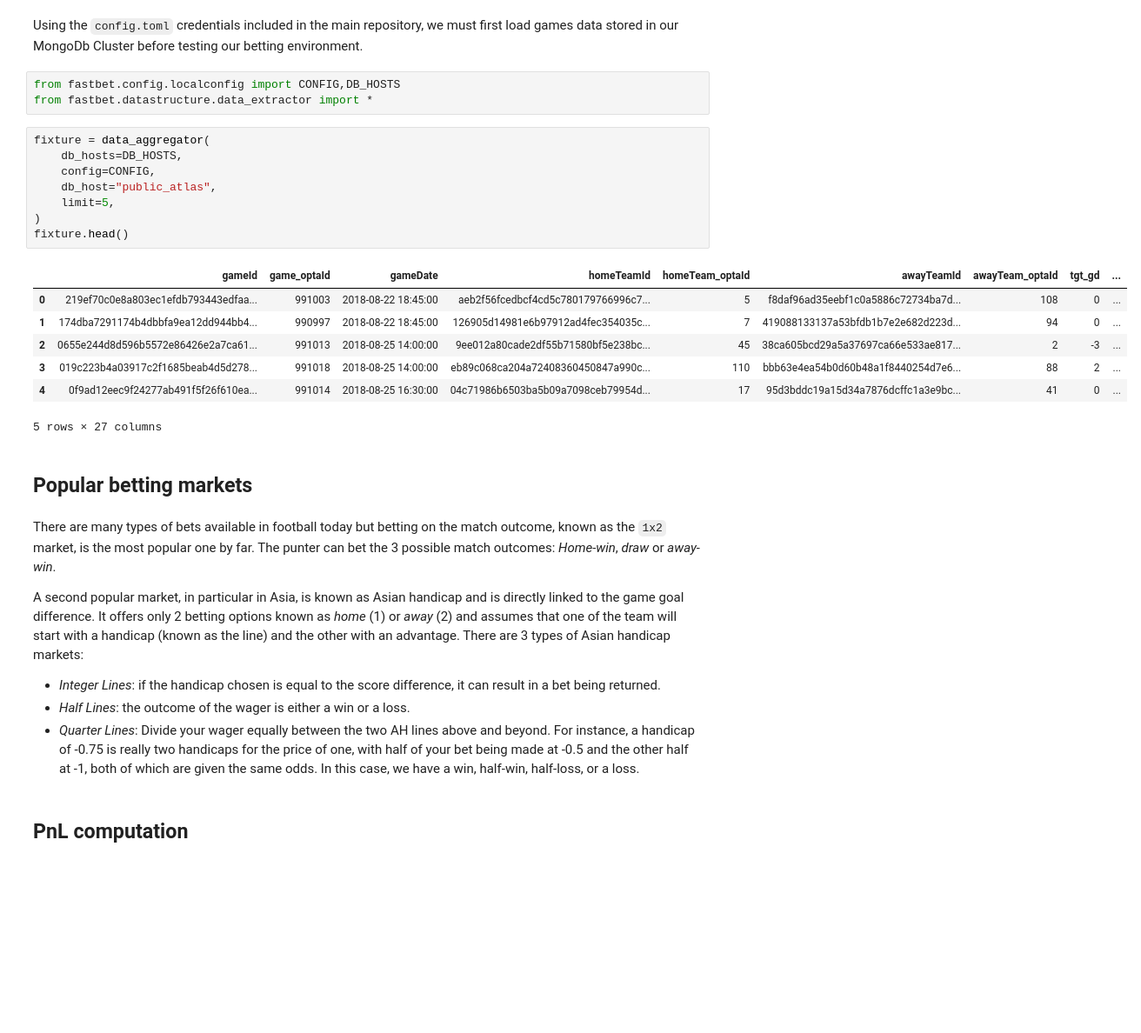
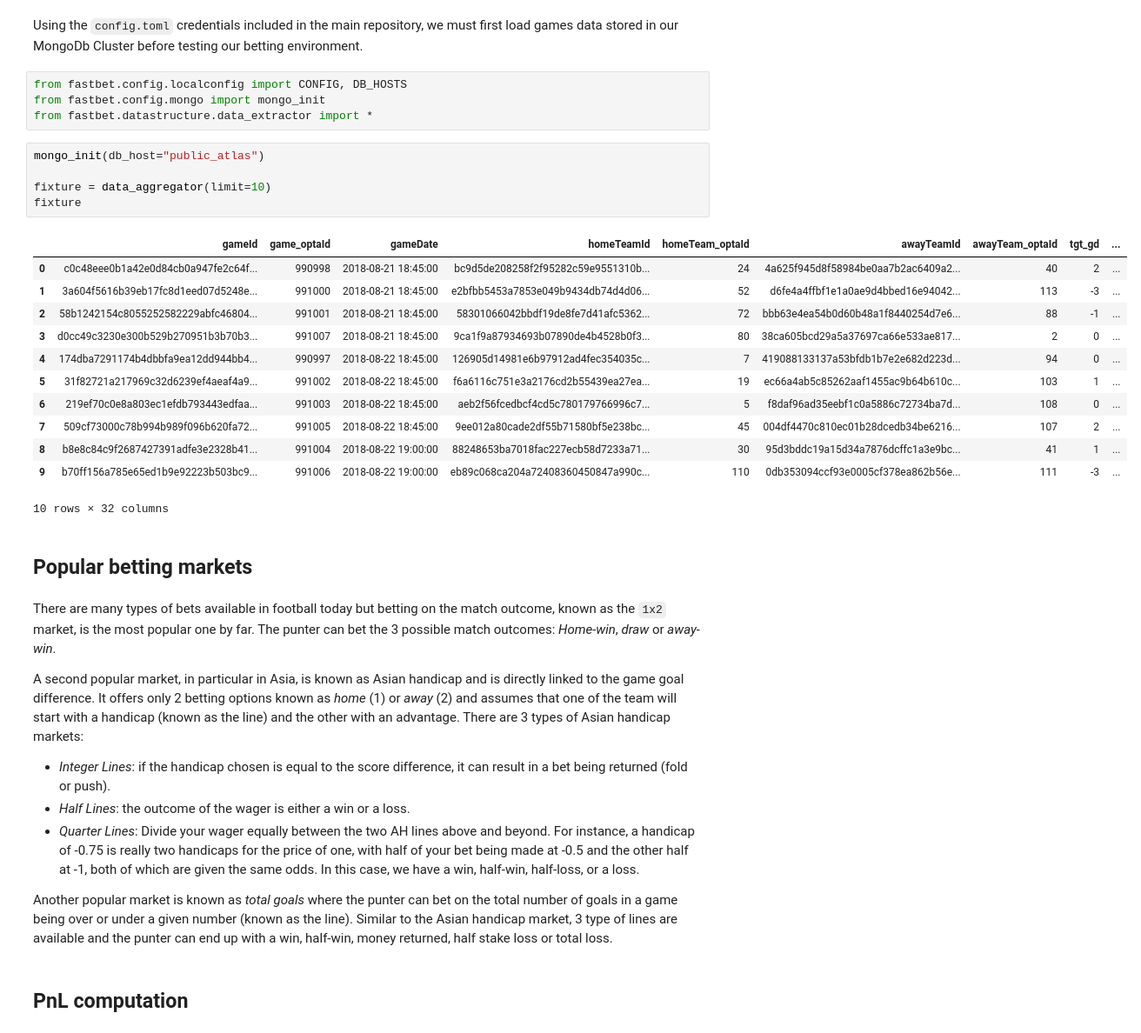
Before and after one commit to real-analytics-rd/fastbet, a Jupyter notebook: nbs/Utils/01_pnl_calculator.ipynb, the cells around one changed output. Shown at 87% size. Drawn from its saved outputs; the diff is of its cells as text; blank space fills up the shorter version.

Commit message:
adding Total market

```diff
--- a/nbs/Utils/01_pnl_calculator.ipynb
+++ b/nbs/Utils/01_pnl_calculator.ipynb
@@ -19,24 +19,27 @@ import pandas as pd
 # %% [markdown]
 Using the `config.toml` credentials included in the main repository, we must first load games data stored in our MongoDb Cluster before testing our betting environment.
 # %%
-from fastbet.config.localconfig import CONFIG,DB_HOSTS
+from fastbet.config.localconfig import CONFIG, DB_HOSTS
+from fastbet.config.mongo import mongo_init
 from fastbet.datastructure.data_extractor import *
 # %%
-fixture = data_aggregator(
-    db_hosts=DB_HOSTS,
-    config=CONFIG,
-    db_host="public_atlas",
-    limit=5,
-)
-fixture.head()
+mongo_init(db_host="public_atlas")
+
+fixture = data_aggregator(limit=10)
+fixture
 # %% [output]
 |  | gameId | game_optaId | gameDate | homeTeamId | homeTeam_optaId | awayTeamId | awayTeam_optaId | tgt_gd | ... |
-| 0 | 219ef70c0e8a803ec1efdb793443edfaa... | 991003 | 2018-08-22 18:45:00 | aeb2f56fcedbcf4cd5c780179766996c7... | 5 | f8daf96ad35eebf1c0a5886c72734ba7d... | 108 | 0 | ... |
-| 1 | 174dba7291174b4dbbfa9ea12dd944bb4... | 990997 | 2018-08-22 18:45:00 | 126905d14981e6b97912ad4fec354035c... | 7 | 419088133137a53bfdb1b7e2e682d223d... | 94 | 0 | ... |
-| 2 | 0655e244d8d596b5572e86426e2a7ca61... | 991013 | 2018-08-25 14:00:00 | 9ee012a80cade2df55b71580bf5e238bc... | 45 | 38ca605bcd29a5a37697ca66e533ae817... | 2 | -3 | ... |
-| 3 | 019c223b4a03917c2f1685beab4d5d278... | 991018 | 2018-08-25 14:00:00 | eb89c068ca204a72408360450847a990c... | 110 | bbb63e4ea54b0d60b48a1f8440254d7e6... | 88 | 2 | ... |
-| 4 | 0f9ad12eec9f24277ab491f5f26f610ea... | 991014 | 2018-08-25 16:30:00 | 04c71986b6503ba5b09a7098ceb79954d... | 17 | 95d3bddc19a15d34a7876dcffc1a3e9bc... | 41 | 0 | ... |
+| 0 | c0c48eee0b1a42e0d84cb0a947fe2c64f... | 990998 | 2018-08-21 18:45:00 | bc9d5de208258f2f95282c59e9551310b... | 24 | 4a625f945d8f58984be0aa7b2ac6409a2... | 40 | 2 | ... |
+| 1 | 3a604f5616b39eb17fc8d1eed07d5248e... | 991000 | 2018-08-21 18:45:00 | e2bfbb5453a7853e049b9434db74d4d06... | 52 | d6fe4a4ffbf1e1a0ae9d4bbed16e94042... | 113 | -3 | ... |
+| 2 | 58b1242154c8055252582229abfc46804... | 991001 | 2018-08-21 18:45:00 | 58301066042bbdf19de8fe7d41afc5362... | 72 | bbb63e4ea54b0d60b48a1f8440254d7e6... | 88 | -1 | ... |
+| 3 | d0cc49c3230e300b529b270951b3b70b3... | 991007 | 2018-08-21 18:45:00 | 9ca1f9a87934693b07890de4b4528b0f3... | 80 | 38ca605bcd29a5a37697ca66e533ae817... | 2 | 0 | ... |
+| 4 | 174dba7291174b4dbbfa9ea12dd944bb4... | 990997 | 2018-08-22 18:45:00 | 126905d14981e6b97912ad4fec354035c... | 7 | 419088133137a53bfdb1b7e2e682d223d... | 94 | 0 | ... |
+| 5 | 31f82721a217969c32d6239ef4aeaf4a9... | 991002 | 2018-08-22 18:45:00 | f6a6116c751e3a2176cd2b55439ea27ea... | 19 | ec66a4ab5c85262aaf1455ac9b64b610c... | 103 | 1 | ... |
+| 6 | 219ef70c0e8a803ec1efdb793443edfaa... | 991003 | 2018-08-22 18:45:00 | aeb2f56fcedbcf4cd5c780179766996c7... | 5 | f8daf96ad35eebf1c0a5886c72734ba7d... | 108 | 0 | ... |
+| 7 | 509cf73000c78b994b989f096b620fa72... | 991005 | 2018-08-22 18:45:00 | 9ee012a80cade2df55b71580bf5e238bc... | 45 | 004df4470c810ec01b28dcedb34be6216... | 107 | 2 | ... |
+| 8 | b8e8c84c9f2687427391adfe3e2328b41... | 991004 | 2018-08-22 19:00:00 | 88248653ba7018fac227ecb58d7233a71... | 30 | 95d3bddc19a15d34a7876dcffc1a3e9bc... | 41 | 1 | ... |
+| 9 | b70ff156a785e65ed1b9e92223b503bc9... | 991006 | 2018-08-22 19:00:00 | eb89c068ca204a72408360450847a990c... | 110 | 0db353094ccf93e0005cf378ea862b56e... | 111 | -3 | ... |
-5 rows × 27 columns
+10 rows × 32 columns
 # %% [markdown]
 ## Popular betting markets
 # %% [markdown]
@@ -44,9 +47,11 @@ There are many types of bets available in football today but betting on the matc
 
 A second popular market, in particular in Asia, is known as Asian handicap and is directly linked to the game goal difference. It offers only 2 betting options known as *home* (1) or *away* (2) and assumes that one of the team will start with a handicap (known as the line) and the other with an advantage. There are 3 types of Asian handicap markets:
 
-  - *Integer Lines*: if the handicap chosen is equal to the score difference, it can result in a bet being returned.
+  - *Integer Lines*: if the handicap chosen is equal to the score difference, it can result in a bet being returned (fold or push).
   - *Half Lines*: the outcome of the wager is either a win or a loss.
   - *Quarter Lines*: Divide your wager equally between the two AH lines above and beyond. For instance, a handicap of -0.75 is really two handicaps for the price of one, with half of your bet being made at -0.5 and the other half at -1, both of which are given the same odds. In this case, we have a win, half-win, half-loss, or a loss.
+
+Another popular market is known as *total goals* where the punter can bet on the total number of goals in a game being over or under a given number (known as the line). Similar to the Asian handicap market, 3 type of lines are available and the punter can end up with a win, half-win, money returned, half stake loss or total loss.
 # %% [markdown]
 ## PnL computation
 # %% [markdown]
```
Also changed, not shown: parts of 14 cells of this notebook, 16 other files.
